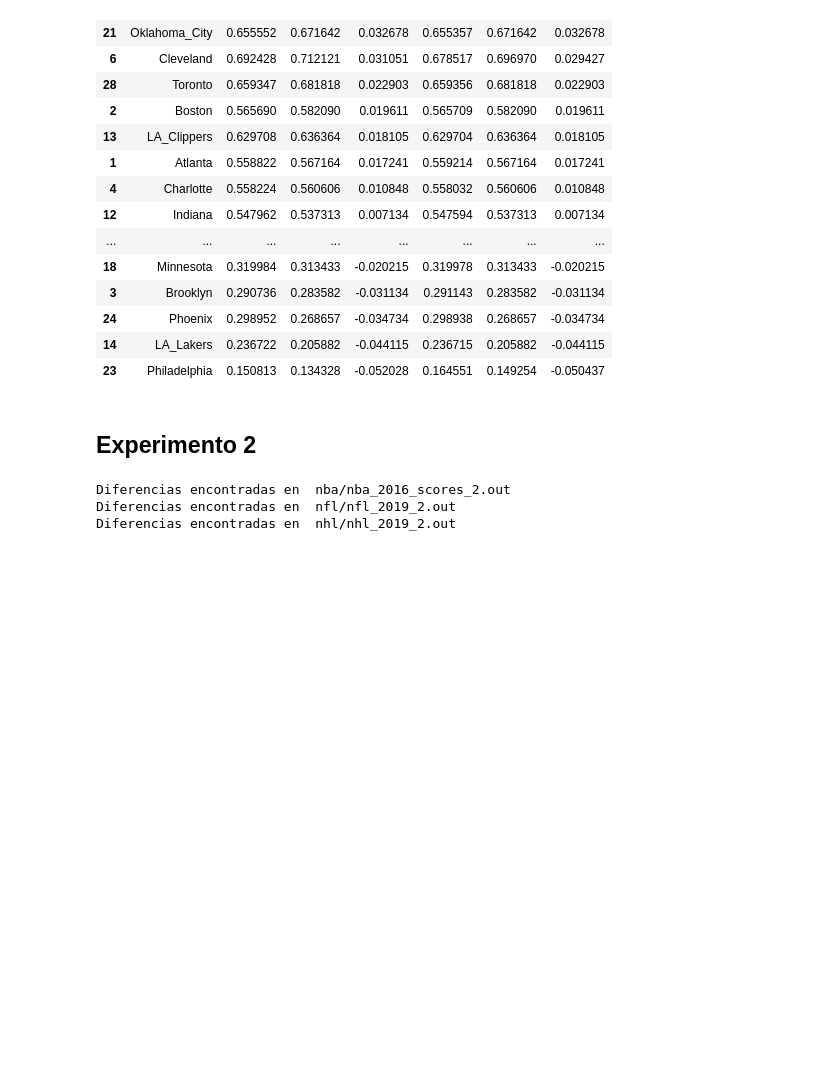
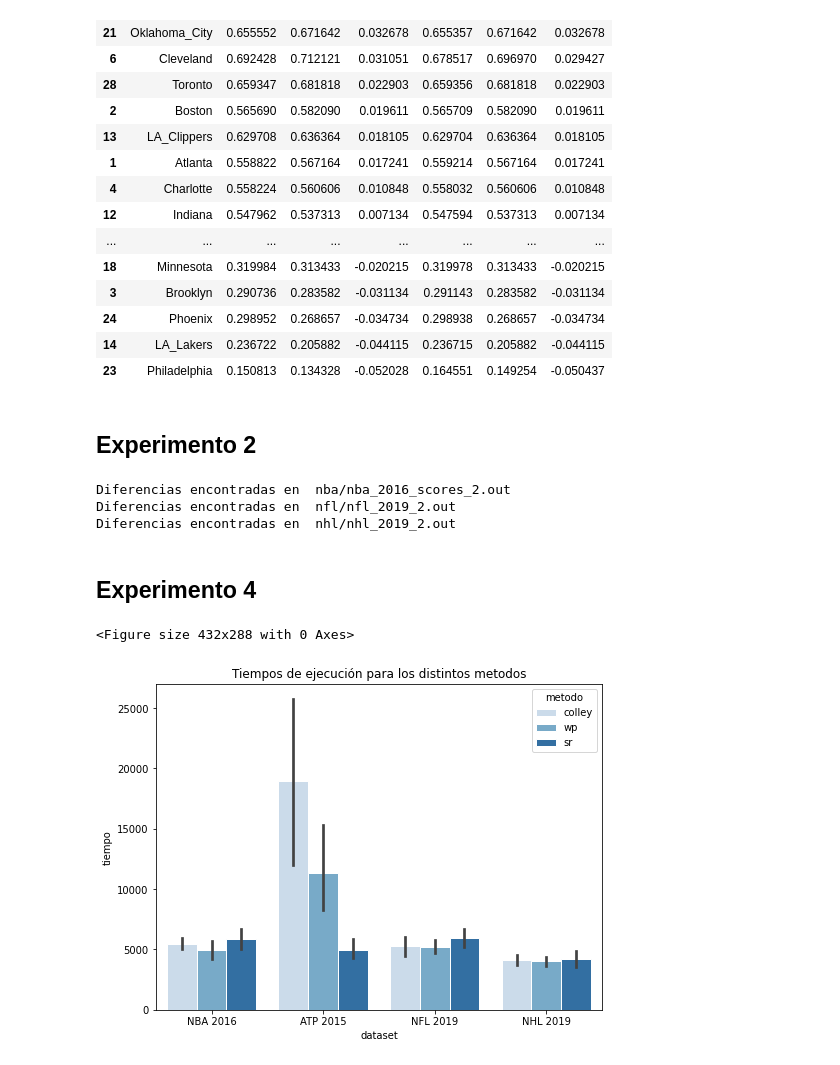
Before and after one commit to davidvenegasr/MetNum, a Jupyter notebook: tp1/experimentos/Analisis de Experimentos.ipynb, the cells around one changed output. Cells and saved outputs as stored; diff of their text form; code cells hidden in the pictures; blank space fills up the shorter version.

Commit message:
Experimento 4 terminado

```diff
--- a/tp1/experimentos/Analisis de Experimentos.ipynb
+++ b/tp1/experimentos/Analisis de Experimentos.ipynb
@@ -286,3 +286,21 @@ comparar()
 Diferencias encontradas en  nba/nba_2016_scores_2.out
 Diferencias encontradas en  nfl/nfl_2019_2.out
 Diferencias encontradas en  nhl/nhl_2019_2.out
+# %% [markdown]
+## Experimento 4
+# %%
+df_tiempos = pd.read_csv('Exp4/resultado_exp4.csv')
+
+plt.figure()
+plt.figure(figsize=(8,6))
+gr = sns.barplot(x = 'dataset', y = 'tiempo', hue = 'metodo', data = df_tiempos,
+            palette = 'Blues', edgecolor = 'w', estimator=np.mean)
+
+gr.set_title("Tiempos de ejecución para los distintos metodos")
+
+fig = gr.get_figure()
+name = "exp4_tiempos"
+fig.savefig(f"graficos/{name}.png")
+# %% [output]
+<Figure size 432x288 with 0 Axes>
+[figure, added]
```
Also changed, not shown: 3 other files.
